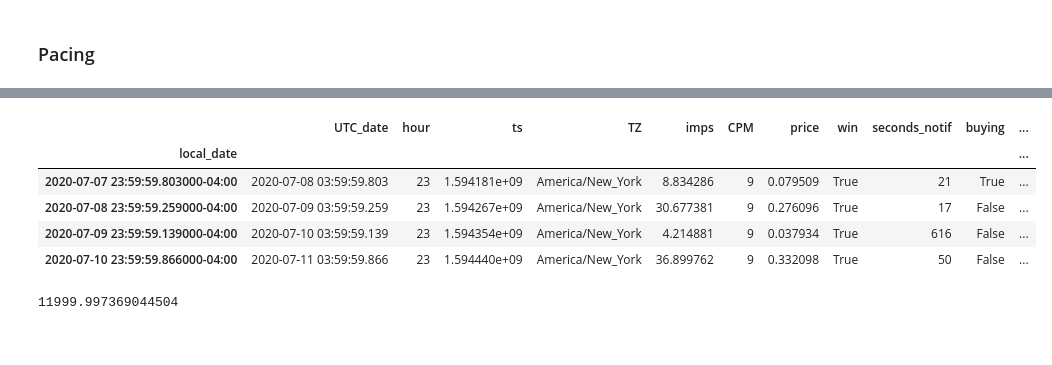
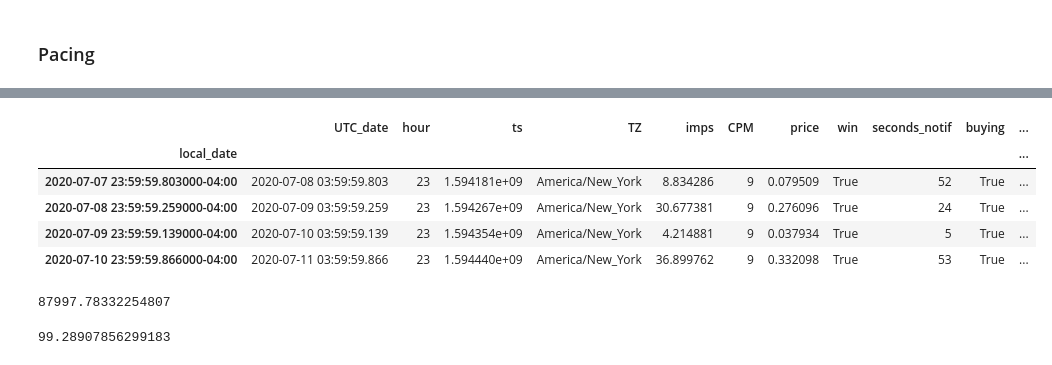
Before and after one commit to ThomasM-mecen/Displayce_internship, a Jupyter notebook: Pacing/Final_algo.ipynb, the cells around one changed output, grey strips where cells are left out. Cells and saved outputs as stored; diff of their text form; code cells hidden in the pictures.

```diff
--- a/Pacing/Final_algo.ipynb
+++ b/Pacing/Final_algo.ipynb
@@ -151,33 +152,38 @@ def gen_prop_lr_hour(br_object):
     return df_fitting
 # %%
 def meta_prop(data):
+    """ Give the proportion of impressions per hour. The output type depends on the input.
+
+    :param data: a dataframe with a datetime as index
+    :return: an  integer, a Serie or a Dataframe
+    """
     if data.empty:
         unif = True
-        without_weekday = False
+        without_weekday = True
         prop = 1/24
     elif set(data.index.hour.unique()) != set(range(24)):
         unif = True
-        without_weekday = False
+        without_weekday = True
         prop = 1/24
     else:
-        diff = data.tail(1).index - data.head(1).index
-        if diff.days < 7:
+        if set(data.index.weekday.unique()) != set(range(7)):
             unif = False
             without_weekday = True
             prop = gen_prop_lr_hour(data)
-        elif diff.days == 7:
+        else:
             unif = False
             without_weekday = False
             prop = gen_prop_lr(data)
-    return (prop, unif, without_weekday)
+    return prop, unif, without_weekday
 # %%
-def send_pending_notifications(instance_obj, current_ts = None):
-        """ Send notifications
+def send_pending_notifications(instance_obj, pending_notif, current_ts=None):
+    """ Send notifications
 
-        :param current_ts: if None: will send all notifications, else send before current_ts
-        :return:
-        """
-        while len(pending_notifications) > 0 and (pending_notifications[0]['timestamp'] <= current_ts if current_ts else True):
-            ev = pending_notifications.pop(0)
-            instance_obj.receive_notification(ev['status'], ev['br_price'])
+    :param instance_obj: instance of the algorithm class
+    :param pending_notif: list of notifications
+    :param current_ts: if None: will send all notifications, else send before current_ts
+    """
+    while len(pending_notif) > 0 and (pending_notif[0]['timestamp'] <= current_ts if current_ts else True):
+        ev = pending_notif.pop(0)
+        instance_obj.receive_notification(ev['status'], ev['br_price'])
 # %%
@@ -339,7 +371,4 @@ class Algo:
         elif status == 'lose':
             self.engaged_budget -= br_price
             self.spent_hour -= br_price
-# %%
-pacing = Algo(total_budget=12000, start_date=datetime(2020,7,7), end_date=datetime(2020,7,10),
-              timezone='America/New_York')
 # %%
@@ -393,0 +437,3 @@ Wall time: 3min 2s
+# %%
+%%time
+pacing_results = main(databis)
@@ -394,13 +445,17 @@ Wall time: 3min 2s
 # %%
-new_df_et.groupby(new_df_et.index.day).tail(1)
+pacing_results.groupby(pacing_results.index.day).tail(1)
 # %% [output]
 |  | UTC_date | hour | ts | TZ | imps | CPM | price | win | seconds_notif | buying | ... |
 | local_date |  |  |  |  |  |  |  |  |  |  | ... |
-| 2020-07-07 23:59:59.803000-04:00 | 2020-07-08 03:59:59.803 | 23 | 1.594181e+09 | America/New_York | 8.834286 | 9 | 0.079509 | True | 21 | True | ... |
-| 2020-07-08 23:59:59.259000-04:00 | 2020-07-09 03:59:59.259 | 23 | 1.594267e+09 | America/New_York | 30.677381 | 9 | 0.276096 | True | 17 | False | ... |
-| 2020-07-09 23:59:59.139000-04:00 | 2020-07-10 03:59:59.139 | 23 | 1.594354e+09 | America/New_York | 4.214881 | 9 | 0.037934 | True | 616 | False | ... |
-| 2020-07-10 23:59:59.866000-04:00 | 2020-07-11 03:59:59.866 | 23 | 1.594440e+09 | America/New_York | 36.899762 | 9 | 0.332098 | True | 50 | False | ... |
+| 2020-07-07 23:59:59.803000-04:00 | 2020-07-08 03:59:59.803 | 23 | 1.594181e+09 | America/New_York | 8.834286 | 9 | 0.079509 | True | 52 | True | ... |
+| 2020-07-08 23:59:59.259000-04:00 | 2020-07-09 03:59:59.259 | 23 | 1.594267e+09 | America/New_York | 30.677381 | 9 | 0.276096 | True | 24 | True | ... |
+| 2020-07-09 23:59:59.139000-04:00 | 2020-07-10 03:59:59.139 | 23 | 1.594354e+09 | America/New_York | 4.214881 | 9 | 0.037934 | True | 5 | True | ... |
+| 2020-07-10 23:59:59.866000-04:00 | 2020-07-11 03:59:59.866 | 23 | 1.594440e+09 | America/New_York | 36.899762 | 9 | 0.332098 | True | 53 | True | ... |
-# %%
-sum(new_df_et.groupby(new_df_et.index.day).tail(1).spent)
-# %% [output]
-11999.997369044504
+# %%
+pacing_results.cumspent.tail(1).iloc[0]
+# %% [output]
+87997.78332254807
+# %%
+sum(pacing_results.buying)*100/len(pacing_results)
+# %% [output]
+99.28907856299183
```
Also changed, not shown: parts of 12 cells of this notebook, 2 other files.
